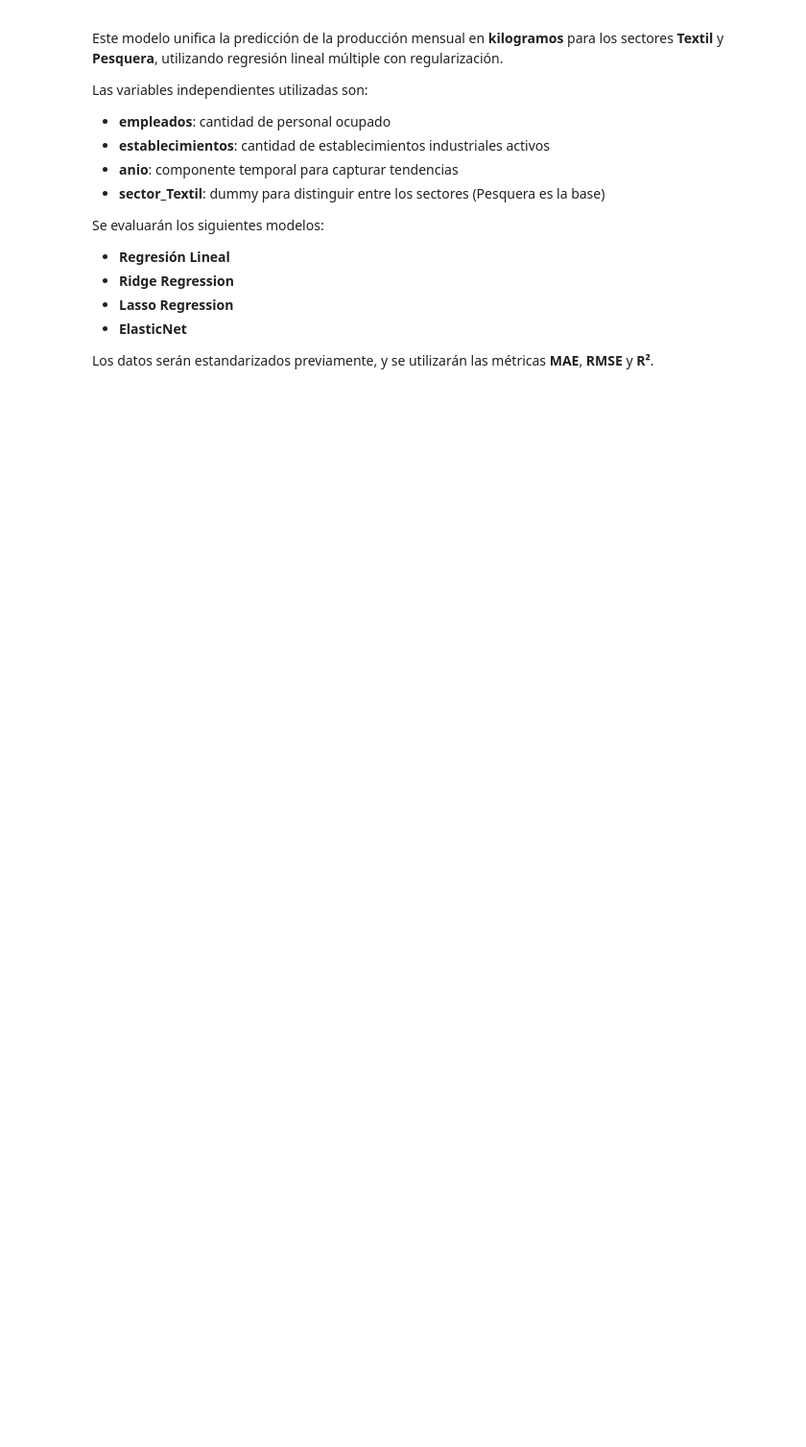
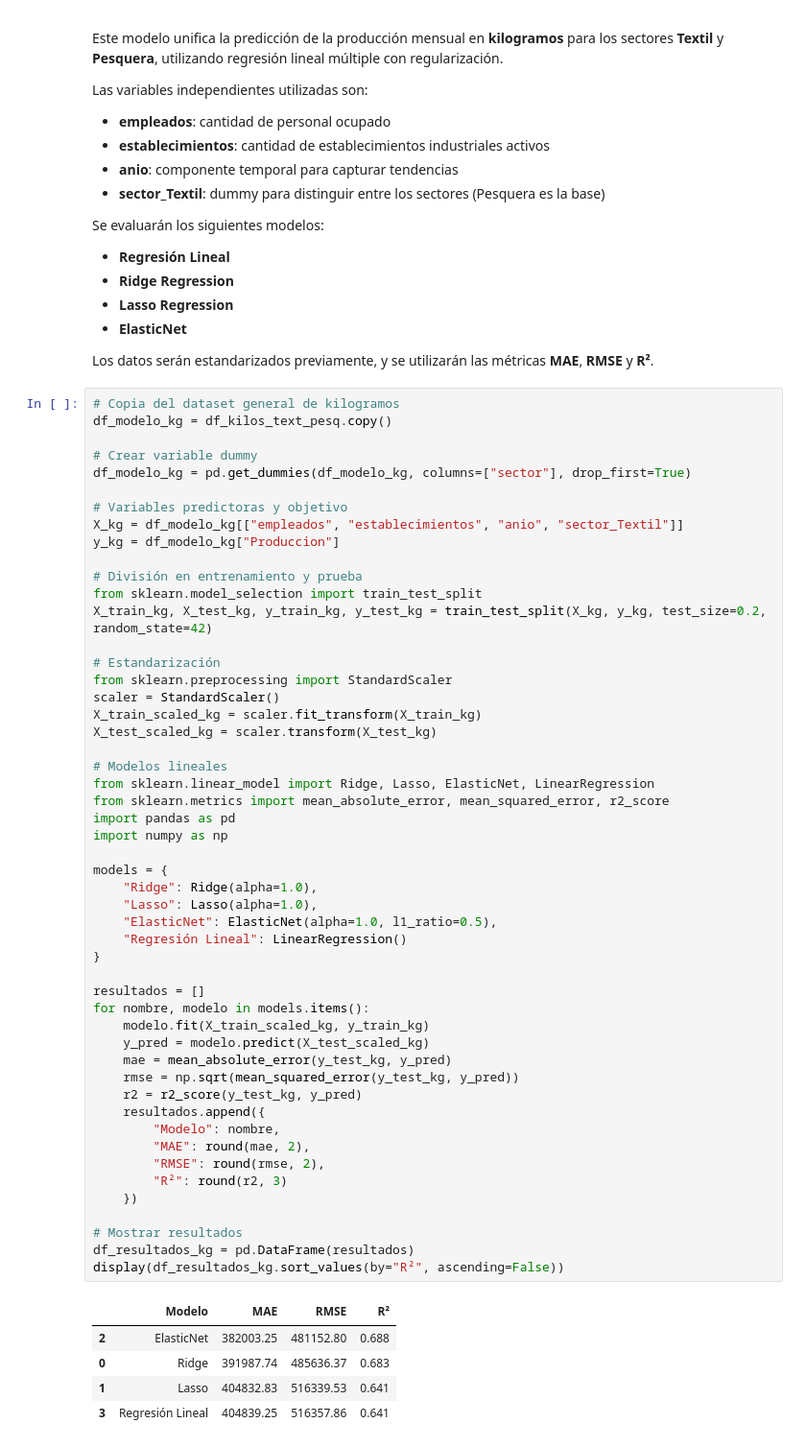
Before and after one commit to lunalucianoj/produccion-industrial-tdf, a Jupyter notebook: notebooks/01_exploracion_y_union_datasets.ipynb, the cells around one changed output. Shown at 96% size. Saved outputs shown, nothing was run; the diff lists cells and outputs as text; blank space fills up the shorter version.

Commit message:
finalizacion de modelos

```diff
--- a/notebooks/01_exploracion_y_union_datasets.ipynb
+++ b/notebooks/01_exploracion_y_union_datasets.ipynb
@@ -4239,3 +4239,60 @@ Se evaluarán los siguientes modelos:
 - **ElasticNet**
 
 Los datos serán estandarizados previamente, y se utilizarán las métricas **MAE**, **RMSE** y **R²**.
+# %%
+# Copia del dataset general de kilogramos
+df_modelo_kg = df_kilos_text_pesq.copy()
+
+# Crear variable dummy
+df_modelo_kg = pd.get_dummies(df_modelo_kg, columns=["sector"], drop_first=True)
+
+# Variables predictoras y objetivo
+X_kg = df_modelo_kg[["empleados", "establecimientos", "anio", "sector_Textil"]]
+y_kg = df_modelo_kg["Produccion"]
+
+# División en entrenamiento y prueba
+from sklearn.model_selection import train_test_split
+X_train_kg, X_test_kg, y_train_kg, y_test_kg = train_test_split(X_kg, y_kg, test_size=0.2, random_state=42)
+
+# Estandarización
+from sklearn.preprocessing import StandardScaler
+scaler = StandardScaler()
+X_train_scaled_kg = scaler.fit_transform(X_train_kg)
+X_test_scaled_kg = scaler.transform(X_test_kg)
+
+# Modelos lineales
+from sklearn.linear_model import Ridge, Lasso, ElasticNet, LinearRegression
+from sklearn.metrics import mean_absolute_error, mean_squared_error, r2_score
+import pandas as pd
+import numpy as np
+
+models = {
+    "Ridge": Ridge(alpha=1.0),
+    "Lasso": Lasso(alpha=1.0),
+    "ElasticNet": ElasticNet(alpha=1.0, l1_ratio=0.5),
+    "Regresión Lineal": LinearRegression()
+}
+
+resultados = []
+for nombre, modelo in models.items():
+    modelo.fit(X_train_scaled_kg, y_train_kg)
+    y_pred = modelo.predict(X_test_scaled_kg)
+    mae = mean_absolute_error(y_test_kg, y_pred)
+    rmse = np.sqrt(mean_squared_error(y_test_kg, y_pred))
+    r2 = r2_score(y_test_kg, y_pred)
+    resultados.append({
+        "Modelo": nombre,
+        "MAE": round(mae, 2),
+        "RMSE": round(rmse, 2),
+        "R²": round(r2, 3)
+    })
+
+# Mostrar resultados
+df_resultados_kg = pd.DataFrame(resultados)
+display(df_resultados_kg.sort_values(by="R²", ascending=False))
+# %% [output]
+|  | Modelo | MAE | RMSE | R² |
+| 2 | ElasticNet | 382003.25 | 481152.80 | 0.688 |
+| 0 | Ridge | 391987.74 | 485636.37 | 0.683 |
+| 1 | Lasso | 404832.83 | 516339.53 | 0.641 |
+| 3 | Regresión Lineal | 404839.25 | 516357.86 | 0.641 |
```
Also changed, not shown: parts of 15 cells of this notebook.
